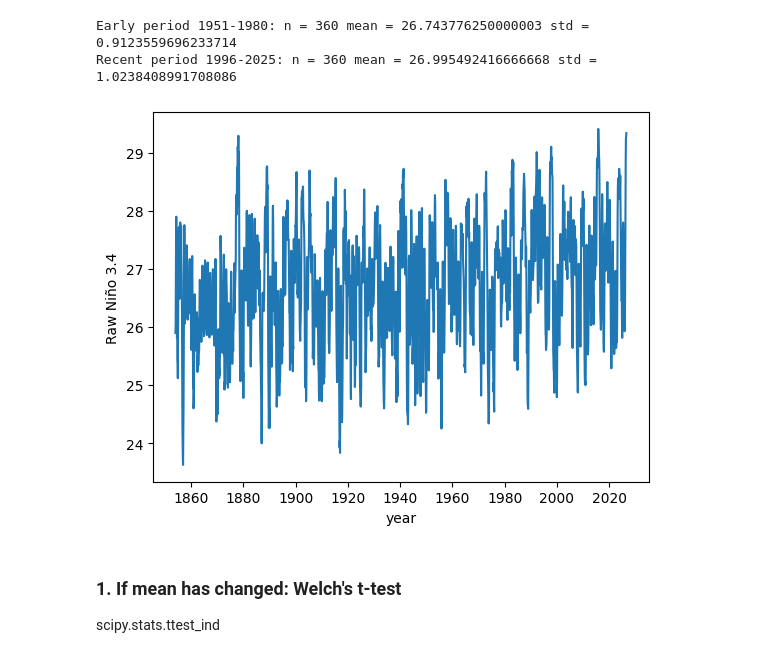
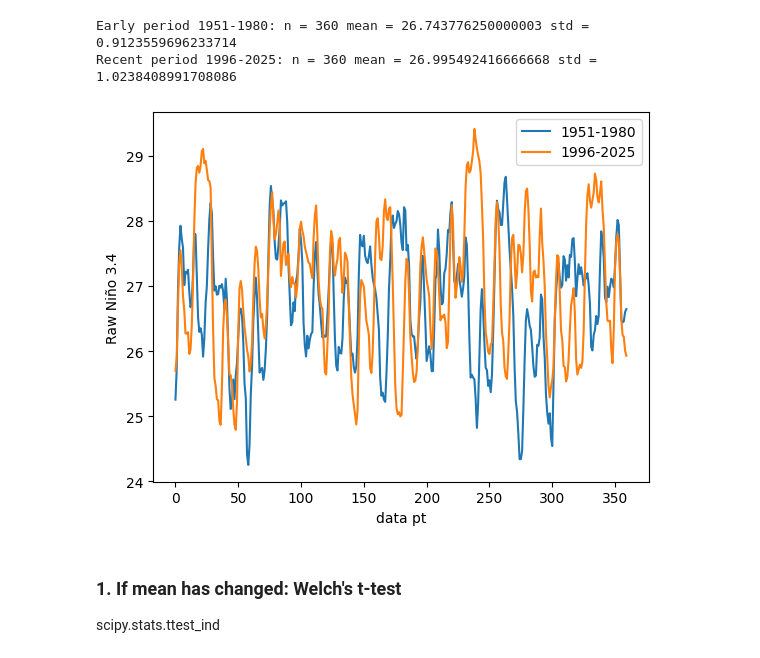
Before and after one commit to cl3225/CLMTG-5060, a Jupyter notebook: Lecture03_example.ipynb, the cells around one changed output. Drawn from its saved outputs; the diff is of its cells as text; code cells hidden in the pictures.

```diff
--- a/Lecture03_example.ipynb
+++ b/Lecture03_example.ipynb
@@ -56,12 +56,14 @@ print("Recent period 1996-2025: n =", len(recent),
 Early period 1951-1980: n = 360 mean = 26.743776250000003 std = 0.9123559696233714
 Recent period 1996-2025: n = 360 mean = 26.995492416666668 std = 1.0238408991708086
 # %%
-plt.plot(df['time'],df['nino34'])
-plt.xlabel('year')
+plt.plot(early,label='1951-1980')
+plt.plot(recent,label='1996-2025')
+plt.legend()
+plt.xlabel('data pt')
 plt.ylabel('Raw Niño 3.4')
 plt.savefig('nino34.png',dpi=200)
 # %% [output]
-[figure, old version]
+[figure, new version]
 # %% [markdown]
 ### 1. If mean has changed: Welch's t-test
 scipy.stats.ttest_ind
```
Also changed, not shown: parts of 6 cells of this notebook.
